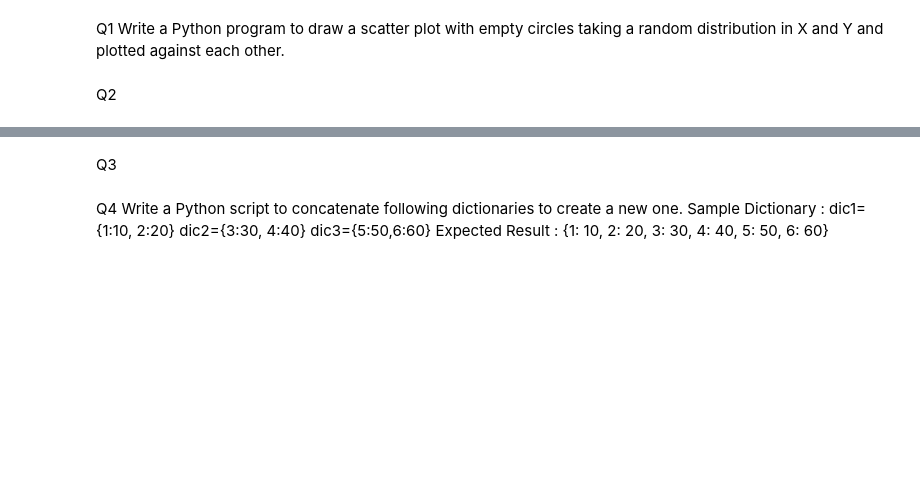
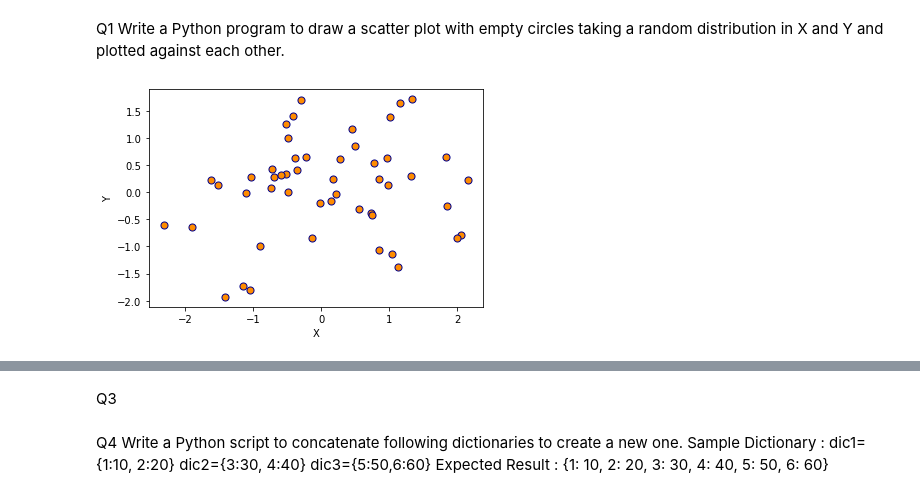
Before and after one commit to gemini30/py-pracs-cllg, a Jupyter notebook: PythonPracExam.ipynb, the cells around one changed output, grey strips where cells are left out. Saved outputs shown, nothing was run; the diff lists cells and outputs as text; code cells hidden in the pictures; blank space fills up the shorter version.

```diff
--- a/PythonPracExam.ipynb
+++ b/PythonPracExam.ipynb
@@ -1,4 +6,11 @@
 # %% [markdown]
 Q1 Write a Python program to draw a scatter plot with empty circles taking a random distribution in X and Y and plotted against each other.
-# %% [markdown]
-Q2
+# %%
+x = np.random.randn(50)
+y = np.random.randn(50)
+plt.scatter(x,y,s=50,facecolors ='darkorange',edgecolors='darkblue')
+plt.xlabel('X')
+plt.ylabel('Y')
+plt.show()
+# %% [output]
+[figure, added]
```
Also changed, not shown: parts of 121 cells of this notebook, 3 other files.
